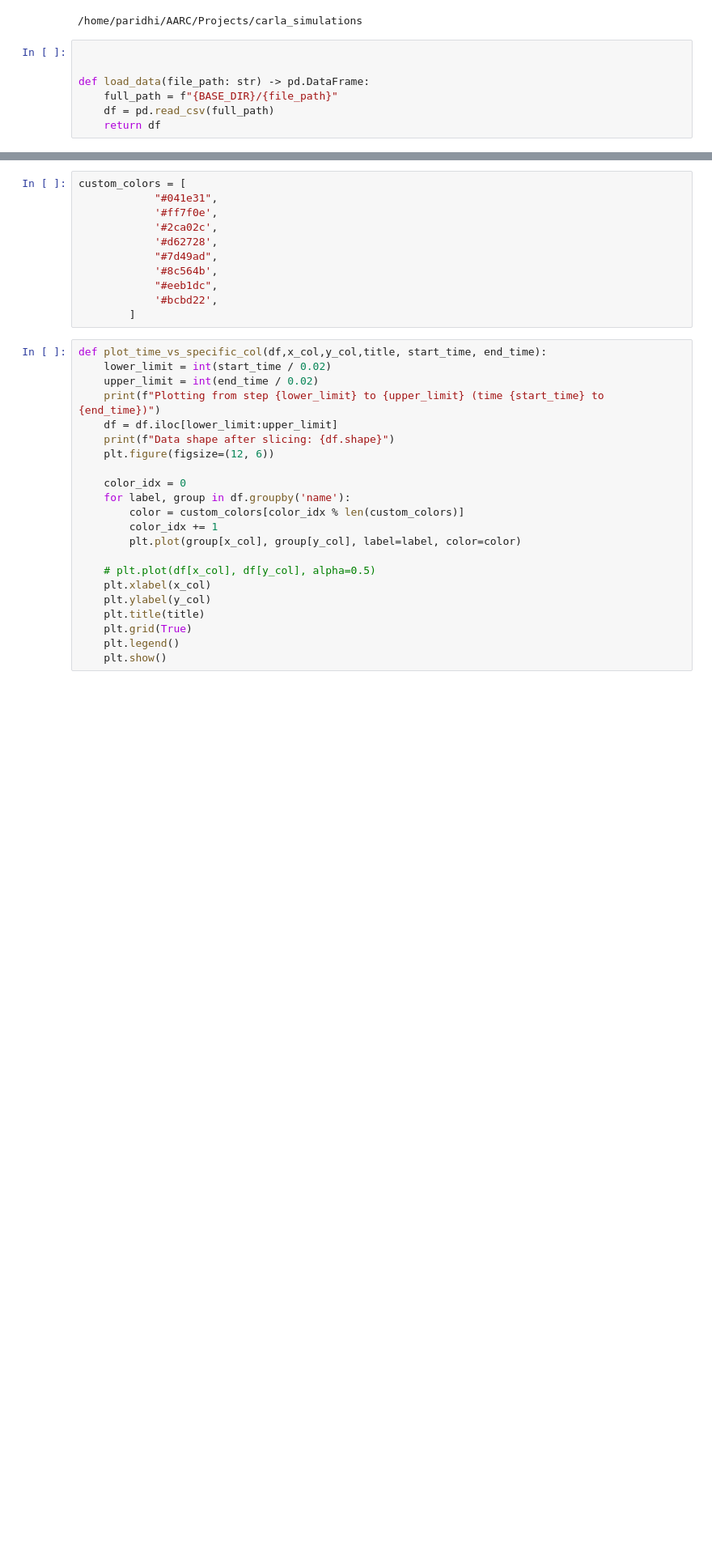
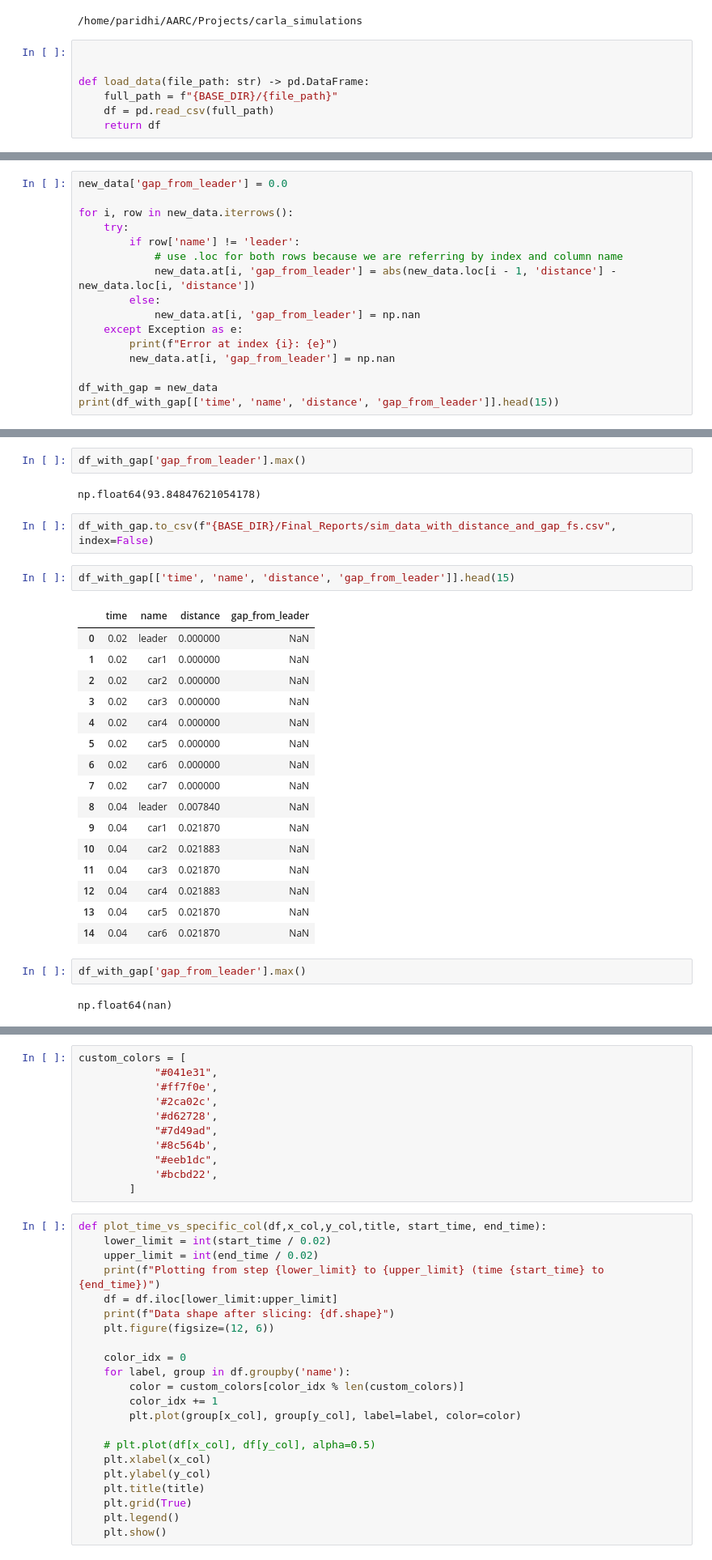
Before and after one commit to shihabict/carla_simulation, a Jupyter notebook: research/analysis_recorded_data.ipynb, the cells around one changed output, grey strips where cells are left out. Shown at 81% size. Saved outputs shown, nothing was run; the diff lists cells and outputs as text; blank space fills up the shorter version.

```diff
--- a/research/analysis_recorded_data.ipynb
+++ b/research/analysis_recorded_data.ipynb
@@ -35,0 +77,16 @@ data.shape
+# %%
+new_data['gap_from_leader'] = 0.0
+
+for i, row in new_data.iterrows():
+    try:
+        if row['name'] != 'leader':
+            # use .loc for both rows because we are referring by index and column name
+            new_data.at[i, 'gap_from_leader'] = abs(new_data.loc[i - 1, 'distance'] - new_data.loc[i, 'distance'])
+        else:
+            new_data.at[i, 'gap_from_leader'] = np.nan
+    except Exception as e:
+        print(f"Error at index {i}: {e}")
+        new_data.at[i, 'gap_from_leader'] = np.nan
+
+df_with_gap = new_data
+print(df_with_gap[['time', 'name', 'distance', 'gap_from_leader']].head(15))
@@ -35,0 +110,29 @@ data.shape
+# %%
+df_with_gap['gap_from_leader'].max()
+# %% [output]
+np.float64(93.84847621054178)
+# %%
+df_with_gap.to_csv(f"{BASE_DIR}/Final_Reports/sim_data_with_distance_and_gap_fs.csv", index=False)
+# %%
+df_with_gap[['time', 'name', 'distance', 'gap_from_leader']].head(15)
+# %% [output]
+|  | time | name | distance | gap_from_leader |
+| 0 | 0.02 | leader | 0.000000 | NaN |
+| 1 | 0.02 | car1 | 0.000000 | NaN |
+| 2 | 0.02 | car2 | 0.000000 | NaN |
+| 3 | 0.02 | car3 | 0.000000 | NaN |
+| 4 | 0.02 | car4 | 0.000000 | NaN |
+| 5 | 0.02 | car5 | 0.000000 | NaN |
+| 6 | 0.02 | car6 | 0.000000 | NaN |
+| 7 | 0.02 | car7 | 0.000000 | NaN |
+| 8 | 0.04 | leader | 0.007840 | NaN |
+| 9 | 0.04 | car1 | 0.021870 | NaN |
+| 10 | 0.04 | car2 | 0.021883 | NaN |
+| 11 | 0.04 | car3 | 0.021870 | NaN |
+| 12 | 0.04 | car4 | 0.021883 | NaN |
+| 13 | 0.04 | car5 | 0.021870 | NaN |
+| 14 | 0.04 | car6 | 0.021870 | NaN |
+# %%
+df_with_gap['gap_from_leader'].max()
+# %% [output]
+np.float64(nan)
```
Also changed, not shown: parts of 15 cells of this notebook, 5 other files.
